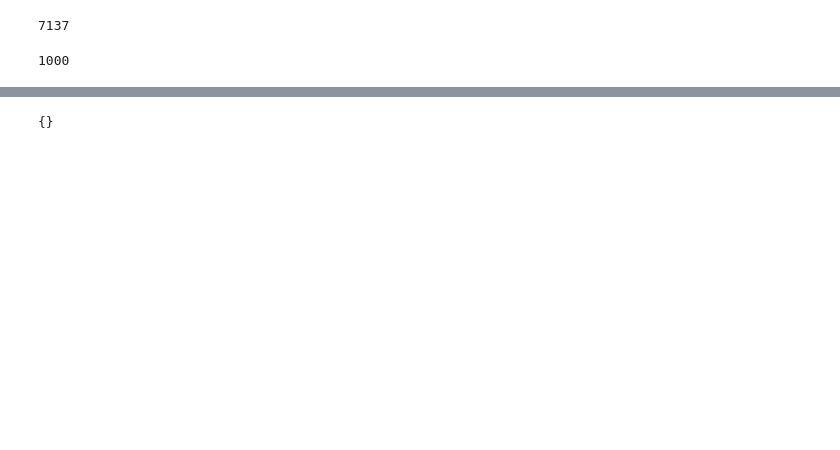
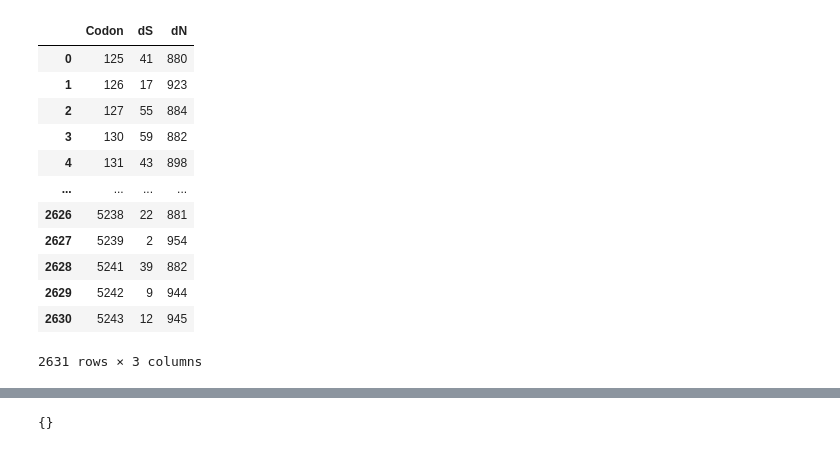
Before and after one commit to GiannaTricola/qbb2020-answers, a Jupyter notebook: week4/QuantLab4_startover.ipynb, the cells around one changed output, grey strips where cells are left out. Cells and saved outputs as stored; diff of their text form; code cells hidden in the pictures; blank space fills up the shorter version.

```diff
--- a/week4/QuantLab4_startover.ipynb
+++ b/week4/QuantLab4_startover.ipynb
@@ -76,18 +65,6 @@ codontable = {
 'TAC':'Y', 'TAT':'Y', 'TAA':'_', 'TAG':'_',
 'TGC':'C', 'TGT':'C', 'TGA':'_', 'TGG':'W'
 }
-# %%
-q_a = []
-for cod in q_c:
-    if cod in codontable.keys():
-        aa = codontable[cod]
-        q_a.append(aa)
-    else:
-        blank= '-'
-        q_a.append(blank)
-print(len(q_a))
-# %% [output]
-7137
 # %%
 t_c = []
 codon2 = ''
@@ -103,6 +80,8 @@ for seq in test_seq:
     t_c.append(new_seq)
 #print(type(t_c))
 #print(t_c[0])
-print(len(t_c))
+#print(t_c[1])
-# %% [output]
-1000
+# %%
+for seq in t_c:
+    if len(seq) != 7137:
+        seq.append('---')
@@ -108,0 +124,19 @@ print(len(t_c))
+# %%
+df['Codon'] = codon_l
+df['dS'] = dS_l
+df['dN'] = dN_l
+df
+# %% [output]
+|  | Codon | dS | dN |
+| 0 | 125 | 41 | 880 |
+| 1 | 126 | 17 | 923 |
+| 2 | 127 | 55 | 884 |
+| 3 | 130 | 59 | 882 |
+| 4 | 131 | 43 | 898 |
+| ... | ... | ... | ... |
+| 2626 | 5238 | 22 | 881 |
+| 2627 | 5239 | 2 | 954 |
+| 2628 | 5241 | 39 | 882 |
+| 2629 | 5242 | 9 | 944 |
+| 2630 | 5243 | 12 | 945 |
+2631 rows × 3 columns
```
Also changed, not shown: parts of 17 cells of this notebook.
